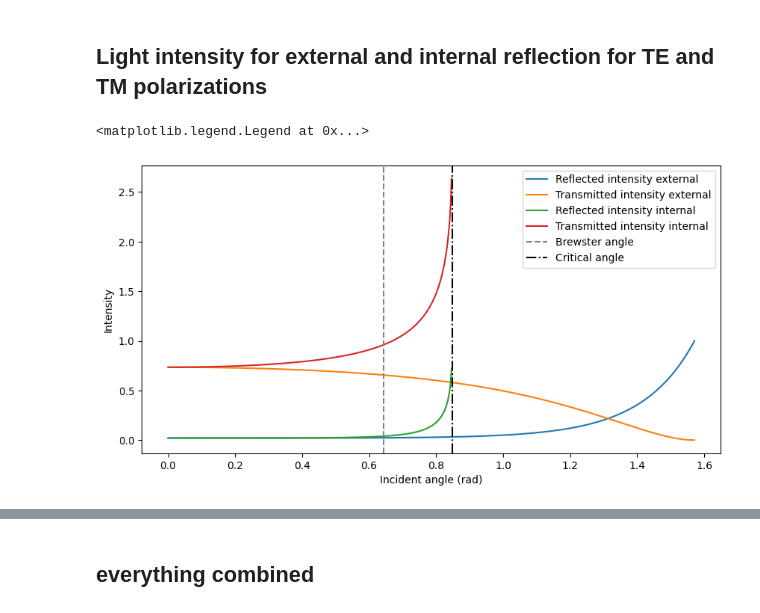
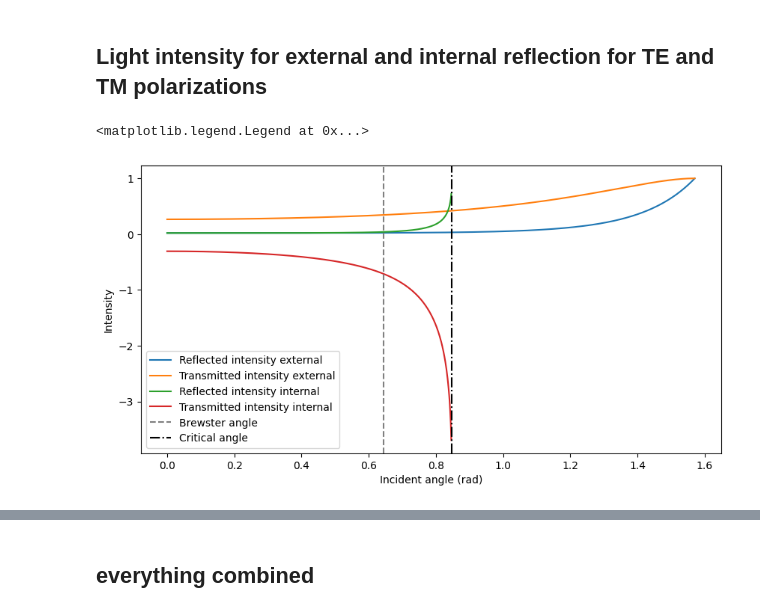
Before and after one commit to villi02/TFY4195_Optikk_S24, a Jupyter notebook: Assignments/assignment1.ipynb, the cells around one changed output, grey strips where cells are left out. Drawn from its saved outputs; the diff is of its cells as text; code cells hidden in the pictures.

```diff
--- a/Assignments/assignment1.ipynb
+++ b/Assignments/assignment1.ipynb
@@ -43,10 +43,17 @@ def transmitted_intensity(t_TE, t_TM):
     return (t_TE**2 + t_TM**2) / 2
 
 # Calculate the Brewster angle
-theta_B = np.arctan(n_air/n_water)
+def brewster_angle_internal(n1, n2):
+    return np.arctan(n2/n1)
+
 
 # Calculate the critical angle
-theta_C = np.arcsin(n_air/n_water)
+def critical_angle_internal(n1, n2):
+    return np.arcsin(n2/n1)
+
+# Calculate the critical angle
+def critical_angle_external(n1, n2):
+    return np.arcsin(n2/n1)
 # %% [markdown]
 ## 1a) - external reflection - Plotting
 # %%
@@ -88,6 +116,10 @@ plt.show()
 # Define the angles
 theta1 = np.linspace(0, np.pi/2, 1000)
 theta2 = refraction_angle_external_reflection(n_water, n_air, theta1)
+
+# Calculate brewster angle
+theta_B = brewster_angle_internal(n_water, n_air)
+theta_C = critical_angle_internal(n_water, n_air)
 
 # Calculate the reflection and transmission coefficients for water to air
 r_TE = reflection_coefficient_TE(n_water, n_air, theta1, theta2)
@@ -96,9 +128,24 @@ r_TM = reflection_coefficient_TM(n_water, n_air, theta1, theta2)
 t_TM = transmission_coefficient_TM(n_water, n_air, theta1, theta2)
 
 # Plot the reflection and transmission coefficients
+
+# Reflection
 plt.figure()
 plt.plot(theta1, r_TE, label='Reflected TE')
 plt.plot(theta1, r_TM, label='Reflected TM')
+
+# Add vertical lines for the Brewster angle and the critical angle
+plt.axvline(x=theta_B, color='grey', linestyle='--', label='Brewster angle')
+plt.axvline(x=theta_C, color='black', linestyle='-.', label='Critical angle')
+
+# Add labels and legend
+plt.xlabel('Incident angle (rad)')
+plt.ylabel('Reflection coefficient')
+plt.legend()
+plt.show()
+
+## Transmission
+plt.figure()
 plt.plot(theta1, t_TE, label='Transmitted TE')
 plt.plot(theta1, t_TM, label='Transmitted TM')
 
@@ -126,35 +174,35 @@ theta2_internal = refraction_angle_internal(n_air, n_water, theta1)
 # Calculate the reflection and transmission coefficients for external and internal reflection
 r_TE_external = reflection_coefficient_TE(n_air, n_water, theta1, theta2_external)
 t_TE_external = transmission_coefficient_TE(n_air, n_water, theta1, theta2_external)
 r_TM_external = reflection_coefficient_TM(n_air, n_water, theta1, theta2_external)
 t_TM_external = transmission_coefficient_TM(n_air, n_water, theta1, theta2_external)
 
-r_TE_internal = reflection_coefficient_TE(n_air, n_water, theta1, theta2_internal)
-t_TE_internal = transmission_coefficient_TE(n_air, n_water, theta1, theta2_internal)
-r_TM_internal = reflection_coefficient_TM(n_air, n_water, theta1, theta2_internal)
-t_TM_internal = transmission_coefficient_TM(n_air, n_water, theta1, theta2_internal)
+r_TE_internal = reflection_coefficient_TE(n_water, n_air, theta1, theta2_internal)
+t_TE_internal = transmission_coefficient_TE(n_water, n_air, theta1, theta2_internal)
+r_TM_internal = reflection_coefficient_TM(n_water, n_air, theta1, theta2_internal)
+t_TM_internal = transmission_coefficient_TM(n_water, n_air, theta1, theta2_internal)
 
 # Calculate the reflected and transmitted light intensity
 reflected_intensity_external = reflected_intensity(r_TE_external, r_TM_external)
 transmitted_intensity_external = transmitted_intensity(t_TE_external, t_TM_external)
 reflected_intensity_internal = reflected_intensity(r_TE_internal, r_TM_internal)
 transmitted_intensity_internal = transmitted_intensity(t_TE_internal, t_TM_internal)
 
 # Plot the reflected and transmitted light intensity
 plt.figure(figsize=(10, 5))
 plt.plot(theta1, reflected_intensity_external, label='Reflected intensity external')
 plt.plot(theta1, transmitted_intensity_external, label='Transmitted intensity external')
 plt.plot(theta1, reflected_intensity_internal, label='Reflected intensity internal')
 plt.plot(theta1, transmitted_intensity_internal, label='Transmitted intensity internal')
 
 # Add vertical lines for the Brewster angle and the critical angle
 plt.axvline(x=theta_B, color='grey', linestyle='--', label='Brewster angle')
 plt.axvline(x=theta_C, color='black', linestyle='-.', label='Critical angle')
 
 # Add labels and legend
 plt.xlabel('Incident angle (rad)')
 plt.ylabel('Intensity')
 plt.legend()
 # %% [output]
 <matplotlib.legend.Legend at 0x...>
-[figure, old version]
+[figure, new version]
```
Also changed, not shown: parts of 4 cells of this notebook.
